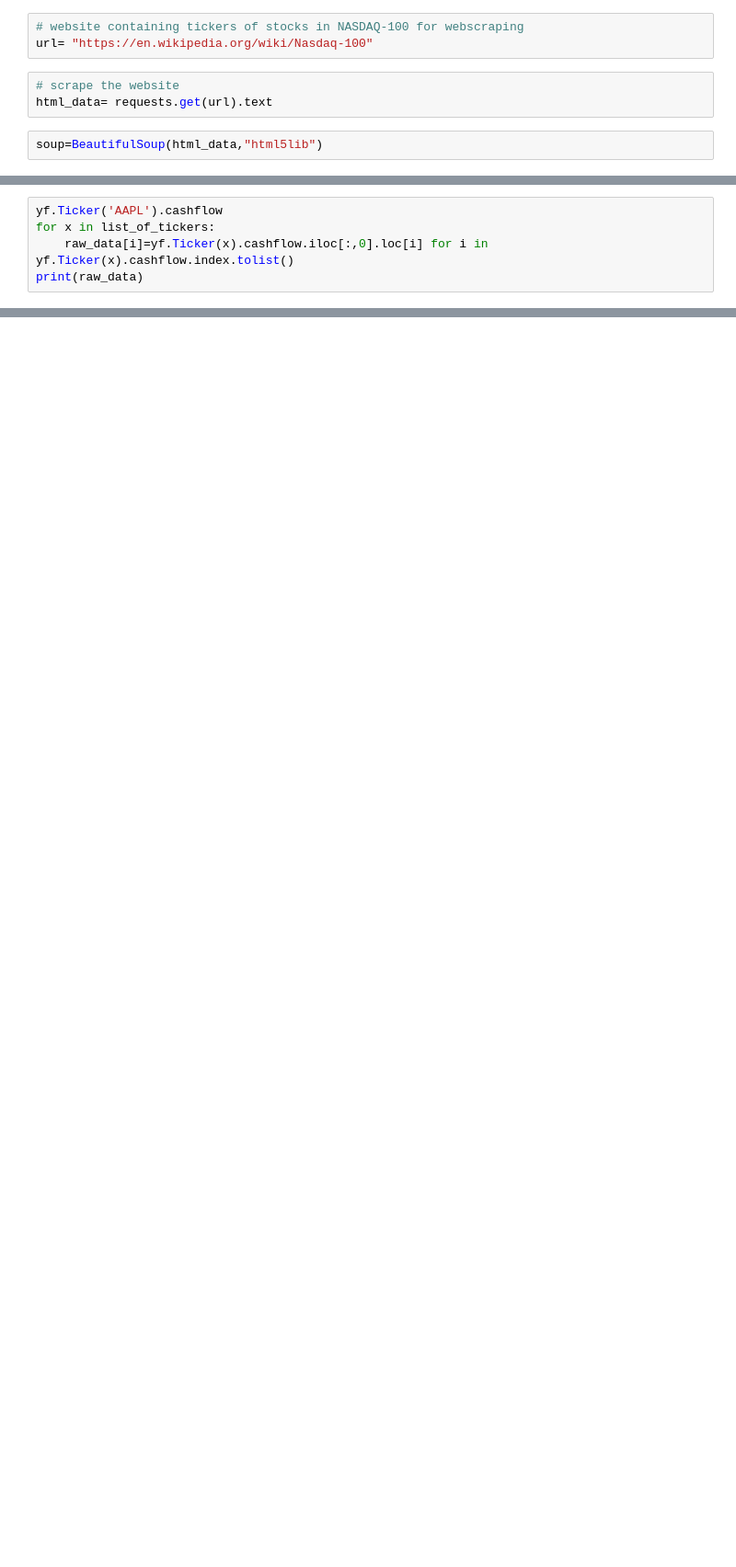
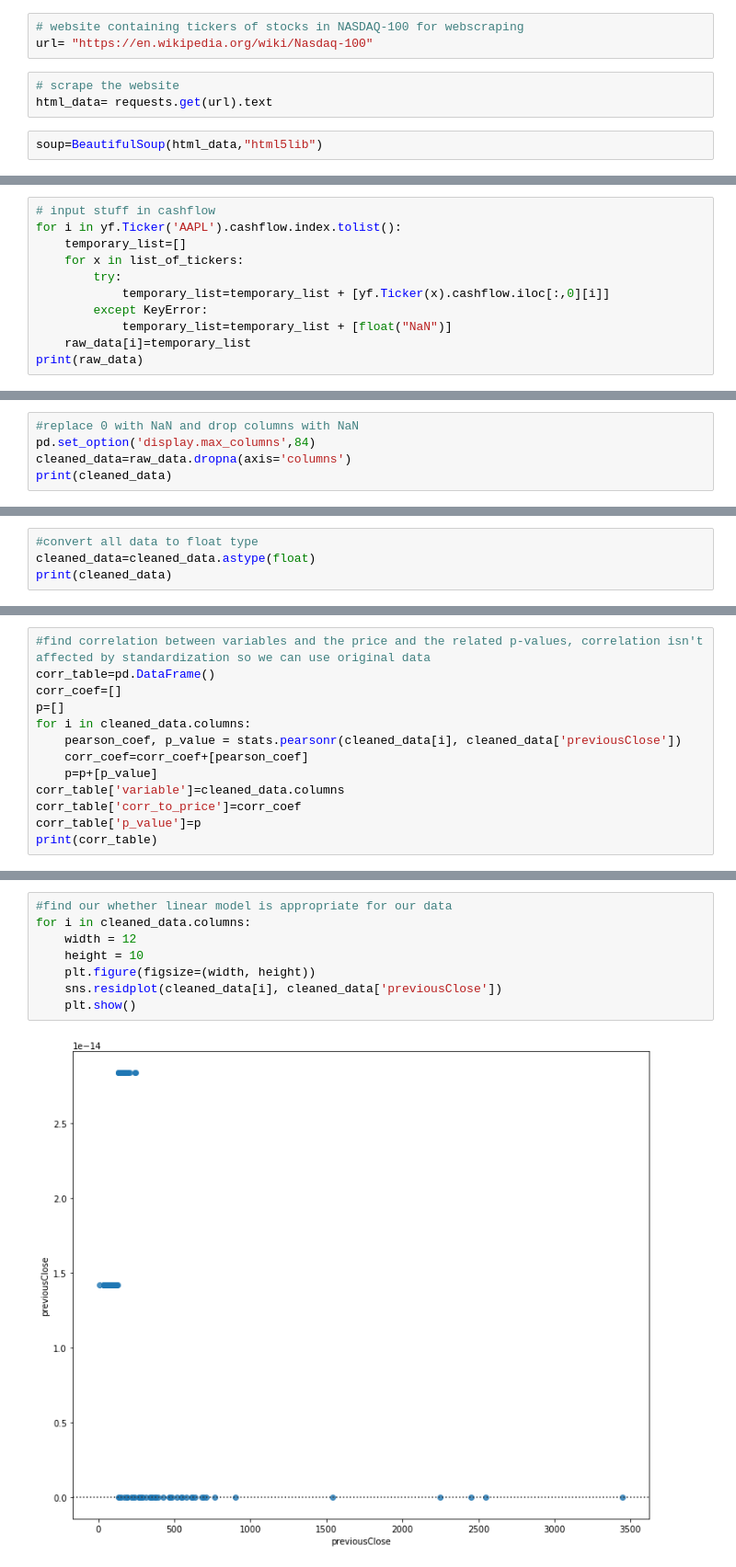
Before and after one commit to vivianchoixd/Coursera_Capstone, a Jupyter notebook: Coursera_Capstone.ipynb, the cells around one changed output, grey strips where cells are left out. Shown at 92% size. Saved outputs shown, nothing was run; the diff lists cells and outputs as text; blank space fills up the shorter version.

```diff
--- a/Coursera_Capstone.ipynb
+++ b/Coursera_Capstone.ipynb
@@ -156,5 +233,11 @@ for x in list_of_tickers:
 # %%
-yf.Ticker('AAPL').cashflow
-for x in list_of_tickers:
-    raw_data[i]=yf.Ticker(x).cashflow.iloc[:,0].loc[i] for i in yf.Ticker(x).cashflow.index.tolist()
+# input stuff in cashflow
+for i in yf.Ticker('AAPL').cashflow.index.tolist():
+    temporary_list=[]
+    for x in list_of_tickers:
+        try:
+            temporary_list=temporary_list + [yf.Ticker(x).cashflow.iloc[:,0][i]]
+        except KeyError:
+            temporary_list=temporary_list + [float("NaN")]
+    raw_data[i]=temporary_list
 print(raw_data)
@@ -160,0 +305,5 @@ print(raw_data)
+# %%
+#replace 0 with NaN and drop columns with NaN
+pd.set_option('display.max_columns',84)
+cleaned_data=raw_data.dropna(axis='columns')
+print(cleaned_data)
@@ -160,0 +328,4 @@ print(raw_data)
+# %%
+#convert all data to float type
+cleaned_data=cleaned_data.astype(float)
+print(cleaned_data)
@@ -160,0 +353,13 @@ print(raw_data)
+# %%
+#find correlation between variables and the price and the related p-values, correlation isn't affected by standardization so we can use original data
+corr_table=pd.DataFrame()
+corr_coef=[]
+p=[]
+for i in cleaned_data.columns:
+    pearson_coef, p_value = stats.pearsonr(cleaned_data[i], cleaned_data['previousClose'])
+    corr_coef=corr_coef+[pearson_coef]
+    p=p+[p_value]
+corr_table['variable']=cleaned_data.columns
+corr_table['corr_to_price']=corr_coef
+corr_table['p_value']=p
+print(corr_table)
@@ -160,0 +388,10 @@ print(raw_data)
+# %%
+#find our whether linear model is appropriate for our data
+for i in cleaned_data.columns:
+    width = 12
+    height = 10
+    plt.figure(figsize=(width, height))
+    sns.residplot(cleaned_data[i], cleaned_data['previousClose'])
+    plt.show()
+# %% [output]
+[figure, added]
```
Also changed, not shown: parts of 36 cells of this notebook.
